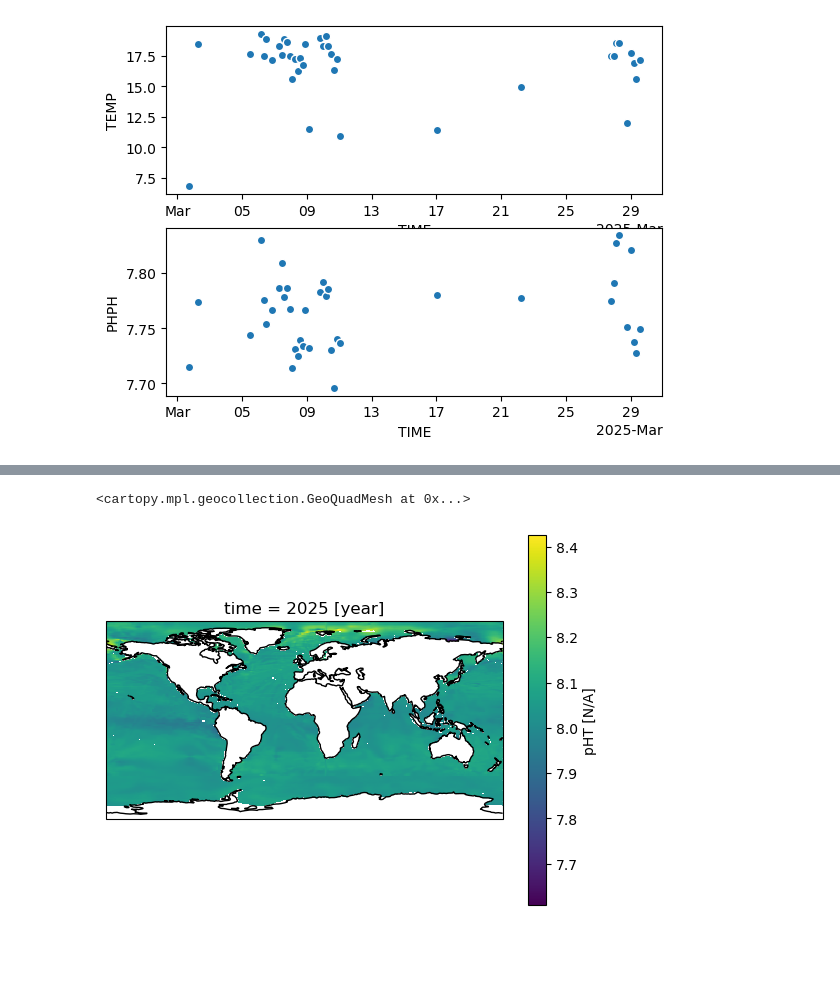
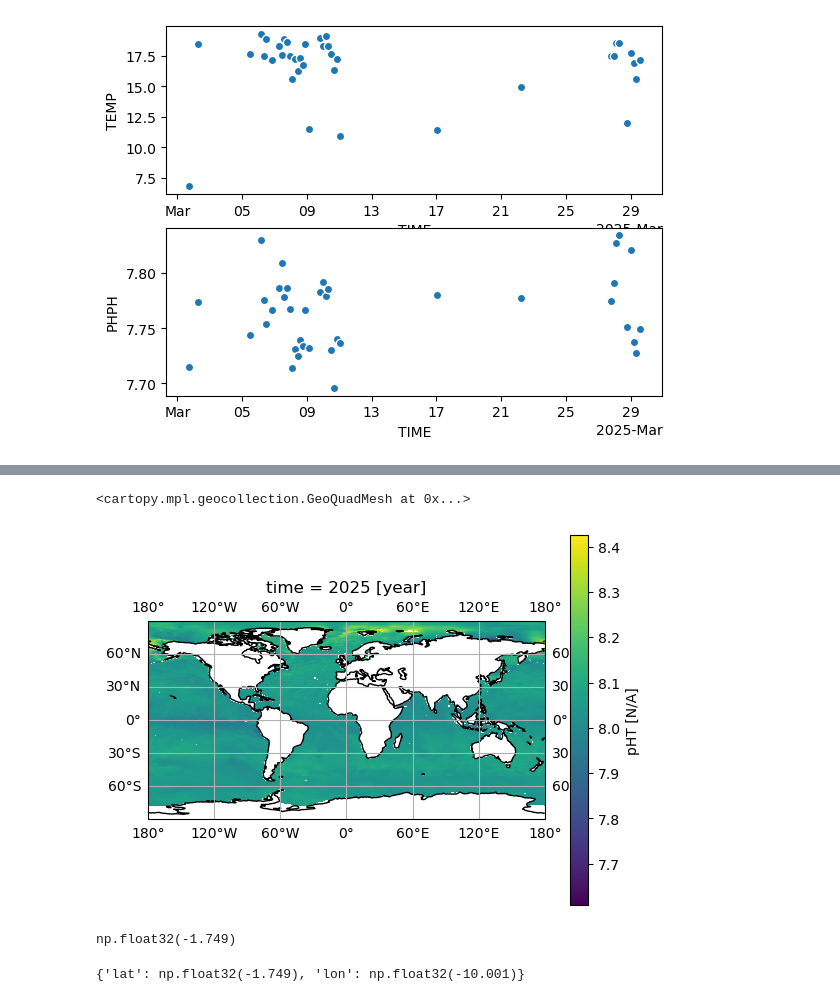
Before and after one commit to jaimeeian/CISP_Chaac-OA, a Jupyter notebook: CMA_workbook.ipynb, the cells around one changed output, grey strips where cells are left out. Saved outputs shown, nothing was run; the diff lists cells and outputs as text; code cells hidden in the pictures; blank space fills up the shorter version.

```diff
--- a/CMA_workbook.ipynb
+++ b/CMA_workbook.ipynb
@@ -388,14 +418,26 @@ FR35.PHPH.mean(dim="DEPTH").plot.scatter(ax=axs[1])
 # %%
 # At this point, it will be useful to compare the observed PIRATA buoy data with what is expected from the OCADS data.
 # Lets interpolate the OCADS data to the timeframe encompassing the recent PIRATA data (through 2025)
 
 ax = plt.subplot(projection=ccrs.PlateCarree())
 ax.coastlines()
-ax.gridlines
+ax.gridlines(draw_labels=True)
 pH_global.interp(time=2025, kwargs={"fill_value": "extrapolate"}).plot(ax=ax, transform=ccrs.PlateCarree())
 # %% [output]
 <cartopy.mpl.geocollection.GeoQuadMesh at 0x...>
-[figure, old version]
+[figure, new version]
+# %%
+np.median(FR35.LATITUDE.values)
+# %% [output]
+np.float32(-1.749)
+# %%
+FR35_center = {
+    "lat": np.median(FR35.LATITUDE.values),
+    "lon": np.median(FR35.LONGITUDE.values)
+}
+FR35_center
+# %% [output]
+{'lat': np.float32(-1.749), 'lon': np.float32(-10.001)}
 # %%
 # Here we plot the buoy data as a scatter plot on top of the previous plot, color coded by the depth-averaged pH values
 
```
Also changed, not shown: parts of 35 cells of this notebook, 4 other files.
